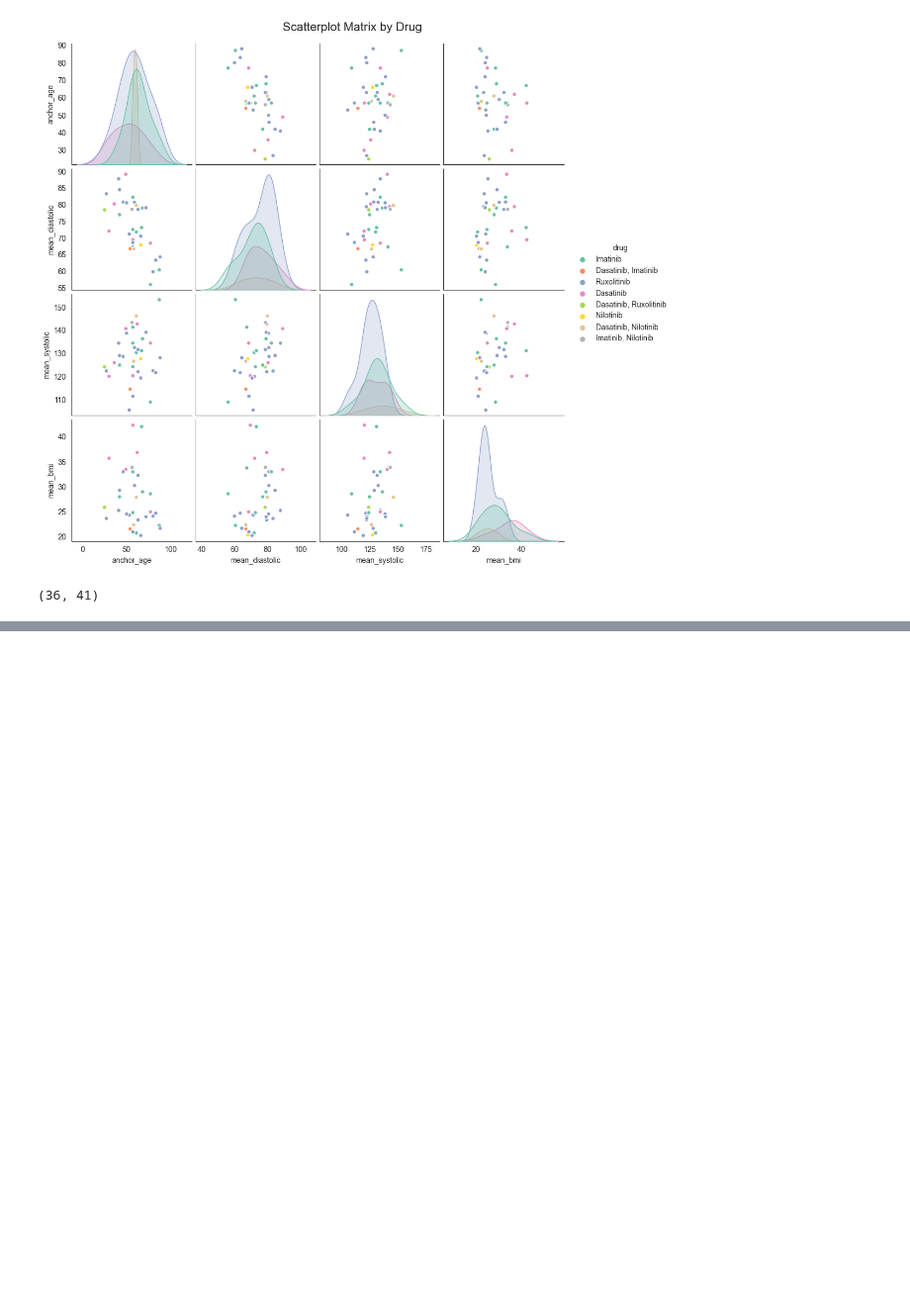
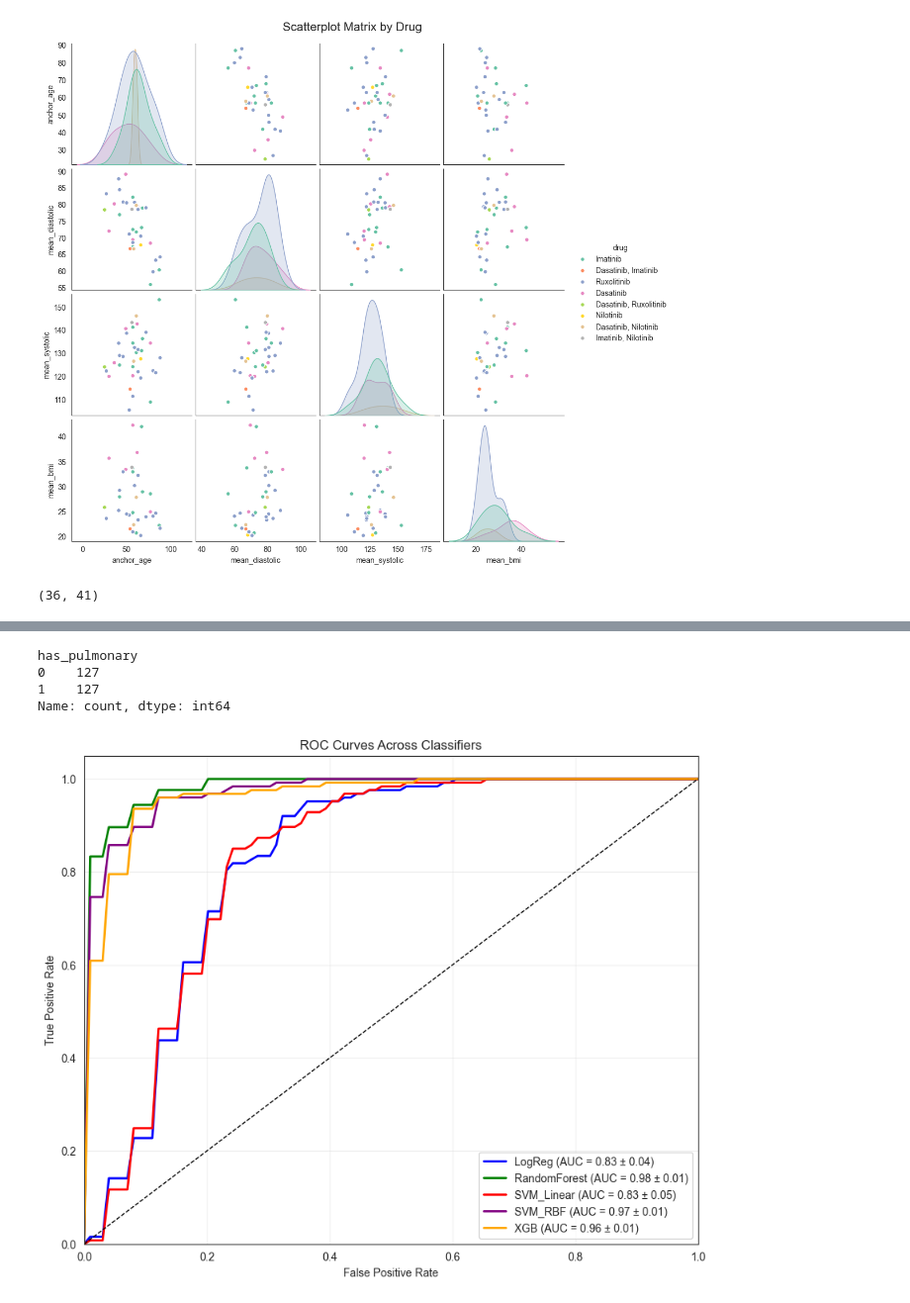
Before and after one commit to yloughribi/Internship, a Jupyter notebook: Model_Training.ipynb, the cells around one changed output, grey strips where cells are left out. Shown: that part at 99% size. Saved outputs shown, nothing was run; the diff lists cells and outputs as text; code cells hidden in the pictures; blank space fills up the shorter version.

Commit message:
AI model training initial models
First functional AI models (for now it is pulmonary only)

```diff
--- a/Model_Training.ipynb
+++ b/Model_Training.ipynb
@@ -355,0 +397,3 @@ dtype: int64
+# %%
+for col in ['albumin', 'mean_bmi', 'blasts', 'metamyelocytes', 'atypical lymphocytes']:
+    df_model[col] = df_model[col].fillna(df_model[col].median())
@@ -356,3 +428,11 @@ dtype: int64
+# %%
+mask_missing_pulmonary = df_model['pulmonary'].isna()
+
+# Use logical OR across related indicators
+df_model.loc[mask_missing_pulmonary, 'pulmonary'] = (
+    df_model.loc[mask_missing_pulmonary, ['has_future_pulmonary', 'has_immediate_pulmonary', 'has_pulmonary', 'has_pulmonary_before_cml']]
+    .max(axis=1)
+)
 # %%
 import pandas as pd
 import numpy as np
@@ -462,0 +536,9 @@ Index(['subject_id', 'drug', 'doses_per_24_hrs', 'duration_med',
+# %%
+# === RUN MODELS ===
+results = train_model(X_resampled, y_resampled)
+
+# === DISPLAY RESULTS ===
+for (scaler_name, clf_name), scores in results.items():
+    print(f"\nScaler: {scaler_name}, Classifier: {clf_name}")
+    for metric, vals in scores.items():
+        print(f"{metric}: {np.mean(vals):.3f} ± {np.std(vals):.3f}")
@@ -462,0 +563,7 @@ Index(['subject_id', 'drug', 'doses_per_24_hrs', 'duration_med',
+# %%
+print(y_resampled.value_counts())
+# %% [output]
+has_pulmonary
+0    127
+1    127
+Name: count, dtype: int64
@@ -462,0 +632,14 @@ Index(['subject_id', 'drug', 'doses_per_24_hrs', 'duration_med',
+# %%
+scalers = {'StandardScaler': StandardScaler()}
+scale_pos_weight = (y == 0).sum() / (y == 1).sum()
+classifiers = {
+    'LogReg': LogisticRegression(max_iter=1000, class_weight='balanced'),
+    'RandomForest': RandomForestClassifier(n_estimators=500, class_weight='balanced'),
+    'SVM_Linear': SVC(kernel='linear', class_weight='balanced'),
+    'SVM_RBF': SVC(kernel='rbf', class_weight='balanced'),
+    'XGB': XGBClassifier(n_estimators=300, use_label_encoder=False, scale_pos_weight=scale_pos_weight)
+}
+# %%
+plot_roc_curves(X_resampled, y_resampled, scaler, classifiers)
+# %% [output]
+[figure, added]
```
Also changed, not shown: parts of 22 cells of this notebook, 1 other file.
